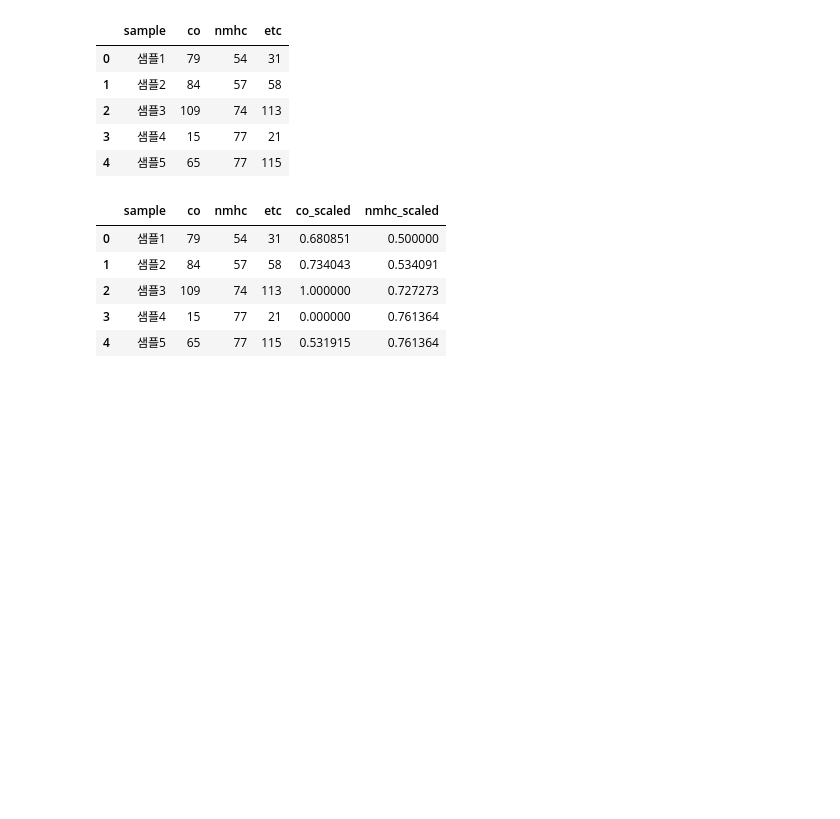
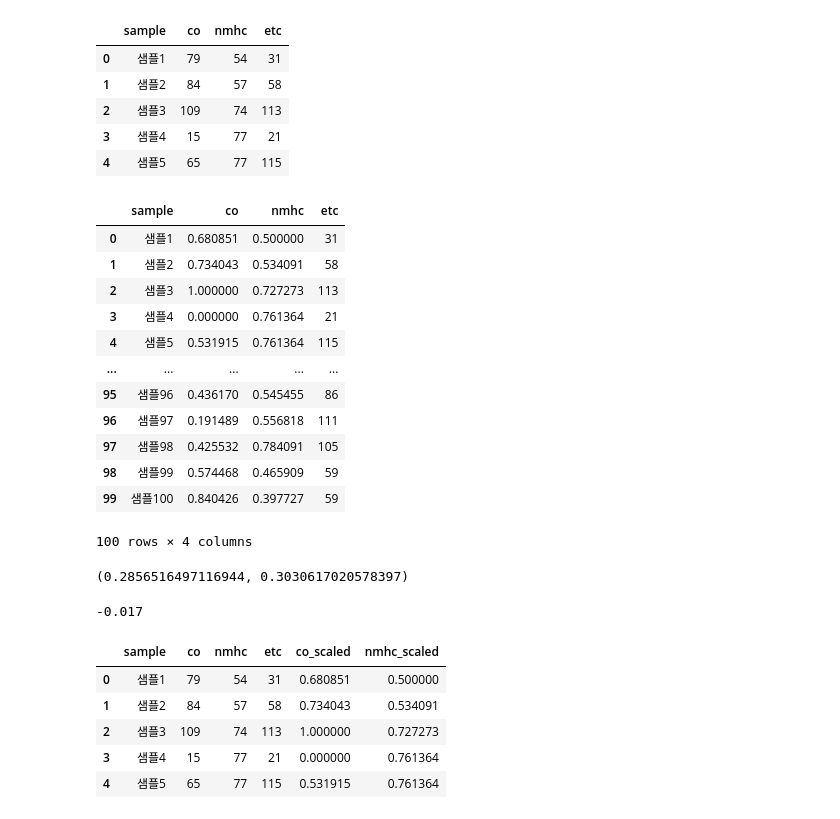
Before and after one commit to va4756/yemoon_bigdata_test, a Jupyter notebook: sinagong_bigdata.ipynb, the cells around one changed output. Drawn from its saved outputs; the diff is of its cells as text; code cells hidden in the pictures; blank space fills up the shorter version.

```diff
--- a/sinagong_bigdata.ipynb
+++ b/sinagong_bigdata.ipynb
@@ -2455,6 +2455,34 @@ df.head()
 | 2 | 샘플3 | 109 | 74 | 113 |
 | 3 | 샘플4 | 15 | 77 | 21 |
 | 4 | 샘플5 | 65 | 77 | 115 |
+# %%
+from sklearn.preprocessing import MinMaxScaler
+scaler = MinMaxScaler()
+df[['co', 'nmhc']] = scaler.fit_transform(df[['co', 'nmhc']])
+df
+# %% [output]
+|  | sample | co | nmhc | etc |
+| 0 | 샘플1 | 0.680851 | 0.500000 | 31 |
+| 1 | 샘플2 | 0.734043 | 0.534091 | 58 |
+| 2 | 샘플3 | 1.000000 | 0.727273 | 113 |
+| 3 | 샘플4 | 0.000000 | 0.761364 | 21 |
+| 4 | 샘플5 | 0.531915 | 0.761364 | 115 |
+| ... | ... | ... | ... | ... |
+| 95 | 샘플96 | 0.436170 | 0.545455 | 86 |
+| 96 | 샘플97 | 0.191489 | 0.556818 | 111 |
+| 97 | 샘플98 | 0.425532 | 0.784091 | 105 |
+| 98 | 샘플99 | 0.574468 | 0.465909 | 59 |
+| 99 | 샘플100 | 0.840426 | 0.397727 | 59 |
+100 rows × 4 columns
+# %%
+co_std, nmhc_std = df[['co', 'nmhc']].std()
+co_std, nmhc_std
+# %% [output]
+(0.2856516497116944, 0.3030617020578397)
+# %%
+round((co_std - nmhc_std), 3)
+# %% [output]
+-0.017
 # %%
 from sklearn.preprocessing import MinMaxScaler
 scaler = MinMaxScaler()
```
Also changed, not shown: parts of 19 cells of this notebook.
